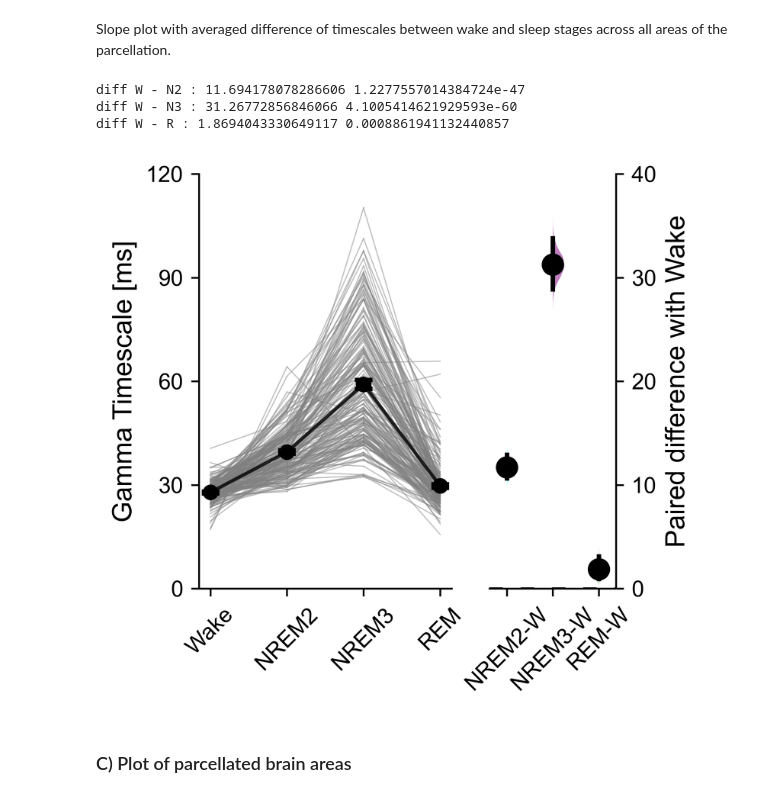
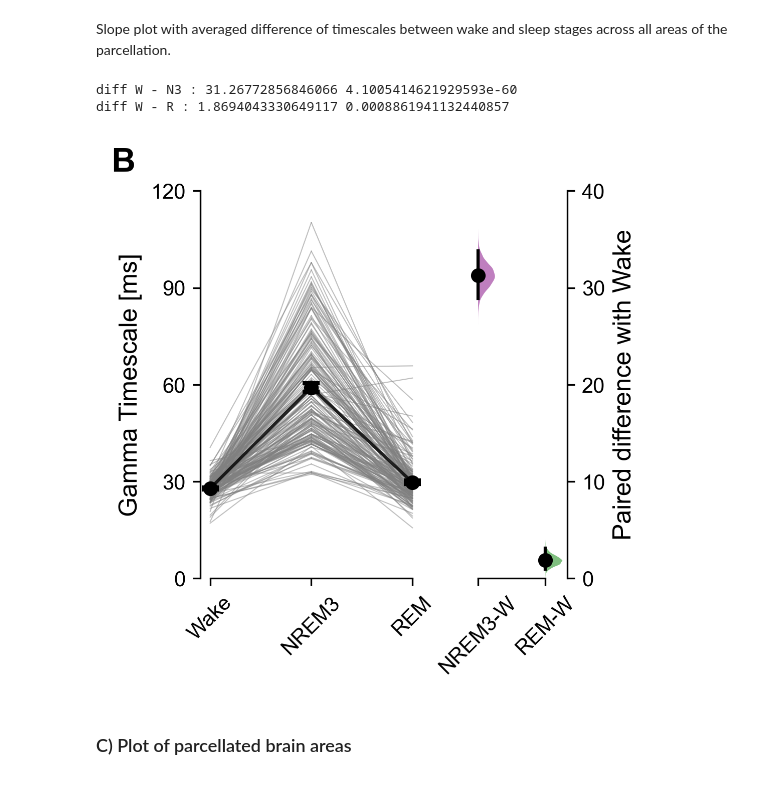
Before and after one commit to cusinatr/MNI-Analysis, a Jupyter notebook: Analysis/Figures/Fig_gamma.ipynb, the cells around one changed output. Cells and saved outputs as stored; diff of their text form; code cells hidden in the pictures.

```diff
--- a/Analysis/Figures/Fig_gamma.ipynb
+++ b/Analysis/Figures/Fig_gamma.ipynb
@@ -24,7 +24,7 @@ plots._set_font_params()
 # %% [markdown]
 Imports and definitions:
 # %%
-stages = ["W", "N2", "N3", "R"]
+stages = ["W", "N3", "R"]
 stage_colors = {"W": "red", "N2": "cyan", "N3": "purple", "R": "green"}
 title_dict = {"W": "Wake", "N2": "NREM2", "N3": "NREM3", "R": "REM"}
 corr_type = "pearson"
@@ -58,7 +58,7 @@ Reading labels from parcellation...
 Comparison of average ACF curves across wake and sleep stages.
 # %%
 # Set up the figure
-fig, ax = plt.subplots(figsize=plots._get_figsize_inches((8.5, 8.5)), dpi=600)
+fig, ax = plt.subplots(figsize=plots._get_figsize_inches((8., 8.5)), dpi=300)
 
 # Find patients subfolders
 pats = [pat.stem for pat in tau_path.joinpath("Pats").glob("*") if pat.is_dir()]
@@ -120,6 +120,9 @@ ax.set_ylabel("Autocorrelation", fontsize=plots.fsize.LABEL_SIZE)
 ax.spines[["top", "right"]].set_visible(False)
 ax.legend(frameon=False, fontsize=plots.fsize.TICK_SIZE, loc="upper right")
 
+# Annotate panel
+ax.text(-0.2, 1.05, "A", transform=ax.transAxes, size=16, weight='bold')
+
 # Save figure
 plots.save_figure(fig, fig_path.joinpath(f"ACF_average.svg"))
 
@@ -144,9 +147,9 @@ df_plot = df_plot[stages]
 fig, axs = plt.subplots(
     1,
     2,
-    figsize=plots._get_figsize_inches((8.5, 8.5)),
+    figsize=plots._get_figsize_inches((8., 8.5)),
     width_ratios=[2, 1],
-    dpi=600,
+    dpi=300,
 )
 
 # Slope plot
@@ -162,6 +165,7 @@ axs[0].set_xticks(
     ha="center",
     fontsize=plots.fsize.TICK_SIZE,
 )
+plots._format_spines(axs[0], s_bounds={"bottom": (0, 2)})
 
 
 # Add contrasts
@@ -187,36 +191,38 @@ for i, stage in enumerate(stages[1:]):
         avg,
         x_pos=i,
         ci=list(res_boot.confidence_interval),
         y_boot=res_boot.bootstrap_distribution,
         color=stage_colors[stage],
         pval=None,
     )
 # Plot parameters
 axs[1].set_ylabel("Paired difference with Wake", fontsize=plots.fsize.LABEL_SIZE)
 axs[1].yaxis.set_label_position("right")
 axs[1].yaxis.tick_right()
 axs[1].set_ylim(0, 40)
 axs[1].set_yticks(
     [0, 10, 20, 30, 40],
     labels=[0, 10, 20, 30, 40],
     fontsize=plots.fsize.TICK_SIZE,
 )
 axs[1].set_xticks(
     range(len(stages) - 1),
     [title_dict[stage] + "-W" for stage in stages[1:]],
     rotation=45,
     fontsize=plots.fsize.TICK_SIZE,
 )
-axs[1].spines[["top", "left"]].set_visible(False)
+plots._format_spines(axs[1], s_inv=["top", "left"], s_bounds={"bottom": (0, 1)})
+
+# Annotate panel
+axs[0].text(-0.4, 1.05, "B", transform=axs[0].transAxes, size=16, weight='bold')
 
 # Save figure
 plots.save_figure(fig, fig_path.joinpath(f"tau_change_stages.svg"))
 plt.show()
 # %% [output]
-diff W - N2 : 11.694178078286606 1.2277557014384724e-47
 diff W - N3 : 31.26772856846066 4.1005414621929593e-60
 diff W - R : 1.8694043330649117 0.0008861941132440857
-[figure, old version]
+[figure, new version]
 # %% [markdown]
 ### C) Plot of parcellated brain areas
 # %% [markdown]
```
Also changed, not shown: parts of 7 cells of this notebook.
